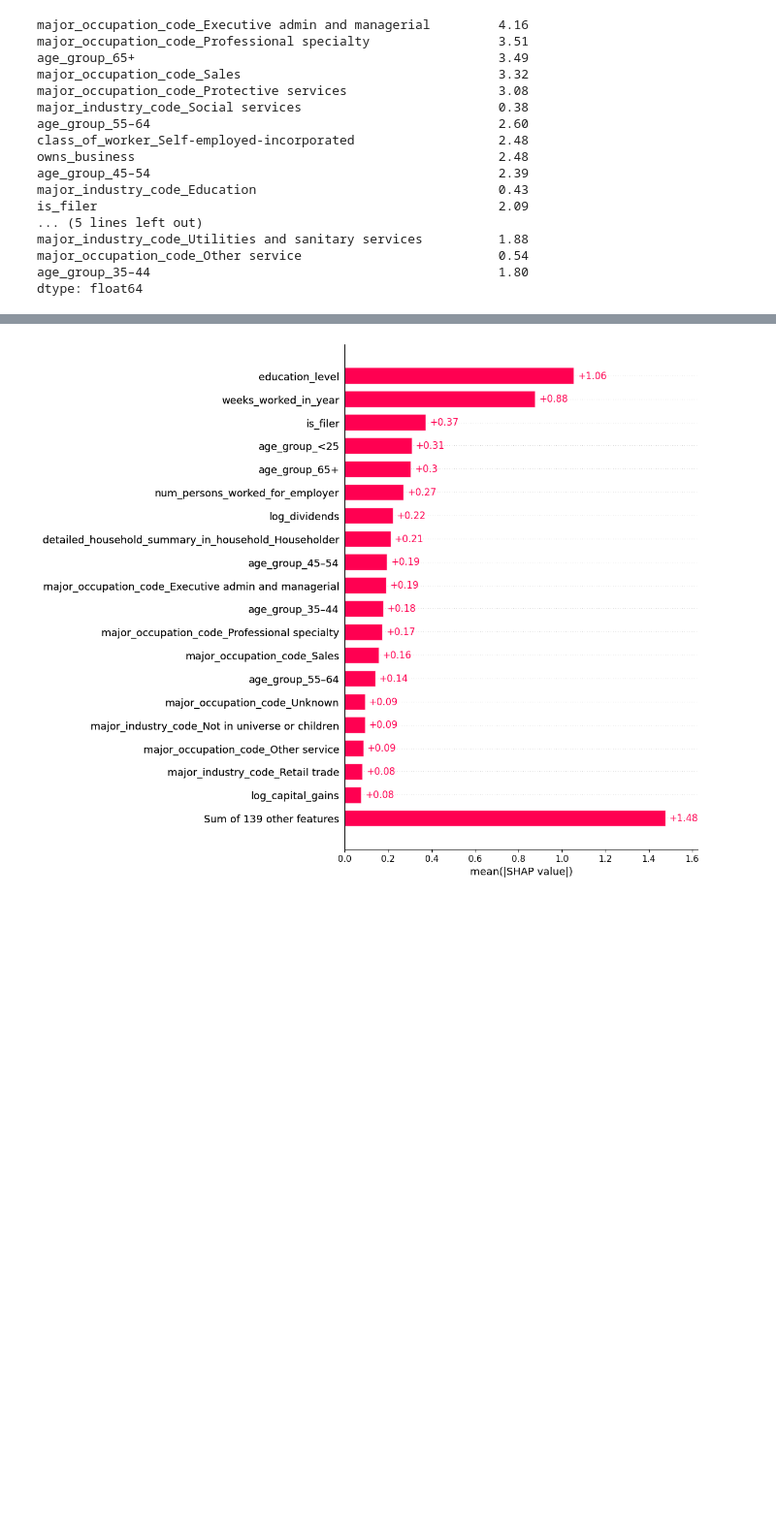
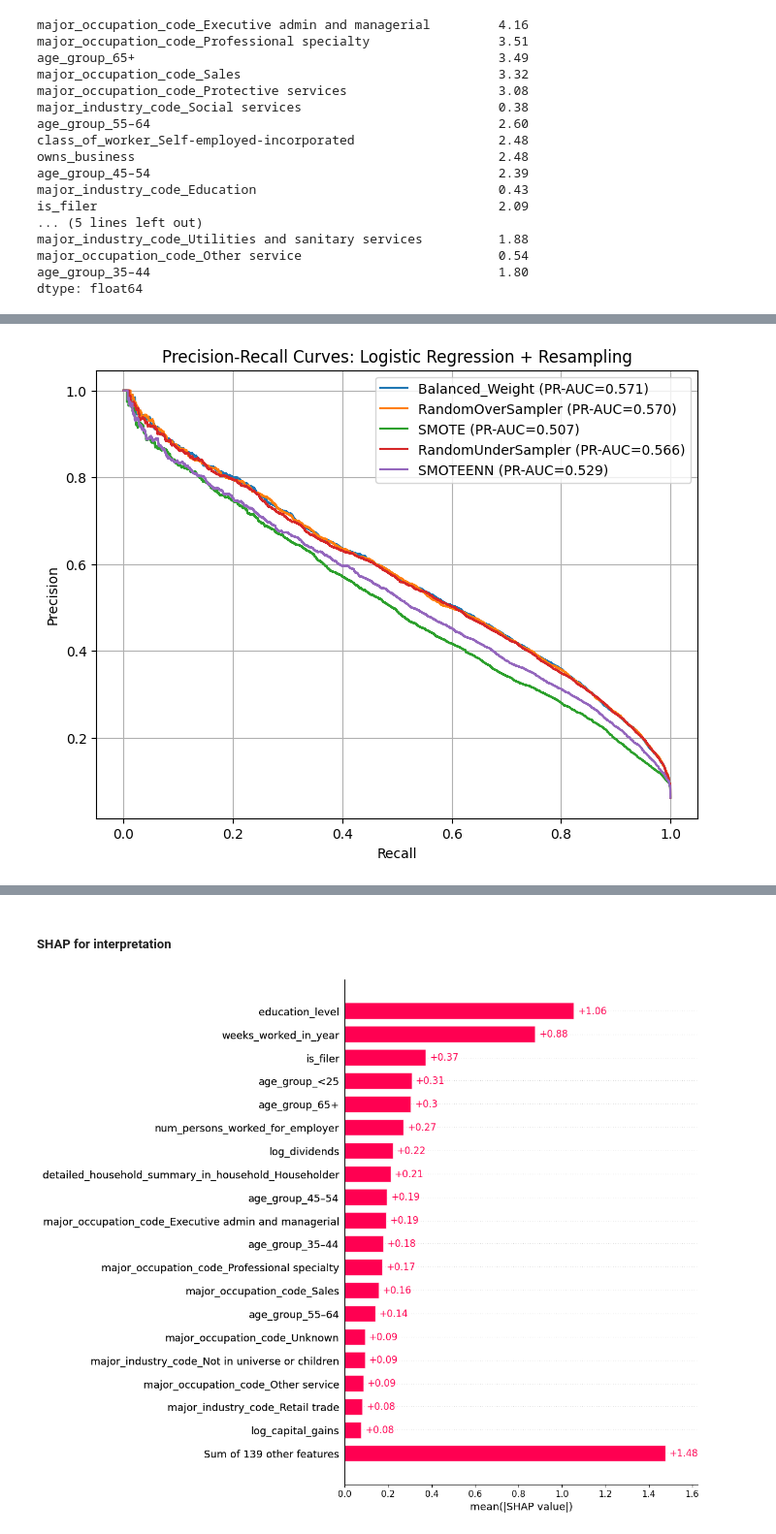
Before and after one commit to nitantp11/census_data, a Jupyter notebook: census_data.ipynb, the cells around one changed output, grey strips where cells are left out. Shown at 97% size. Drawn from its saved outputs; the diff is of its cells as text; code cells hidden in the pictures; blank space fills up the shorter version.

```diff
--- a/census_data.ipynb
+++ b/census_data.ipynb
@@ -632,4 +873,22 @@ array([' United-States', ' Vietnam', nan, ' Columbia', ' Mexico', ' Peru',
 # %%
+#Target variable was cleaned above
+
+train_df['income_level'] = (
+    train_df['income_level']
+    .str.replace('.', '', regex=False)
+    .astype(str)          # ensure string
+    .str.strip()          # remove leading/trailing spaces
+    .str.replace(' ', '', regex=False)  # remove inner spaces
+)
+
+test_df['income_level'] = (
+    test_df['income_level']
+    .str.replace('.', '', regex=False)
+    .astype(str)          # ensure string
+    .str.strip()          # remove leading/trailing spaces
+    .str.replace(' ', '', regex=False)  # remove inner spaces
+)
+
 def clean_raw_dataframe(df):
     df = df.copy()
 
@@ -748,7 +1005,7 @@ def prepare_features(train_df):
 
     # --- Preserve target column ---
     if 'income_level' in train_df.columns:
-        df['income_level'] = train_df['income_level'].values
+        df['income_level'] = train_df['income_level'].str.replace('.', '', regex=False).values
 
     return df
 # %%
@@ -1212,0 +1682,56 @@ dtype: float64
+# %%
+from imblearn.pipeline import Pipeline
+from imblearn.over_sampling import RandomOverSampler, SMOTE
+from imblearn.under_sampling import RandomUnderSampler
+from imblearn.combine import SMOTEENN
+
+strategies = {
+    "Balanced_Weight": None,  # class_weight='balanced'
+    "RandomOverSampler": RandomOverSampler(random_state=42),
+    "SMOTE": SMOTE(random_state=42),
+    "RandomUnderSampler": RandomUnderSampler(random_state=42),
+    "SMOTEENN": SMOTEENN(random_state=42)
+}
+
+results = {}
+
+plt.figure(figsize=(8, 6))
+
+for name, sampler in strategies.items():
+    if sampler is None:
+        # Logistic regression with class_weight='balanced'
+        model = LogisticRegression(class_weight='balanced', max_iter=1000, random_state=42)
+    else:
+        # Pipeline: Resampling + Logistic Regression
+        model = Pipeline([
+            ('sampler', sampler),
+            ('logreg', LogisticRegression(max_iter=1000, random_state=42))
+        ])
+
+    # Fit model
+    model.fit(X_train, y_train)
+
+    # Predict probabilities for PR curve
+    y_proba = model.predict_proba(X_test)[:, 1]
+
+    # Compute metrics
+    roc = roc_auc_score(y_test, y_proba)
+    pr_auc = average_precision_score(y_test, y_proba)
+    results[name] = (roc, pr_auc)
+
+    # Compute PR curve for plotting
+    precision, recall, _ = precision_recall_curve(y_test, y_proba)
+    plt.plot(recall, precision, label=f"{name} (PR-AUC={pr_auc:.3f})")
+
+plt.xlabel("Recall")
+plt.ylabel("Precision")
+plt.title("Precision-Recall Curves: Logistic Regression + Resampling")
+plt.legend()
+plt.grid(True)
+plt.show()
+
+# Display the comparison table
+import pandas as pd
+df_results = pd.DataFrame(results, index=["ROC-AUC", "PR-AUC"]).T.sort_values(by="PR-AUC", ascending=False)
+print(df_results)
+# %% [output]
@@ -1212,0 +1755 @@ dtype: float64
+[figure, added]
@@ -1213,3 +1762,5 @@ dtype: float64
+# %% [markdown]
+##### SHAP for interpretation
 # %%
 # SHAP with this LR model is a great next step
 import shap
```
Also changed, not shown: parts of 64 cells of this notebook.
